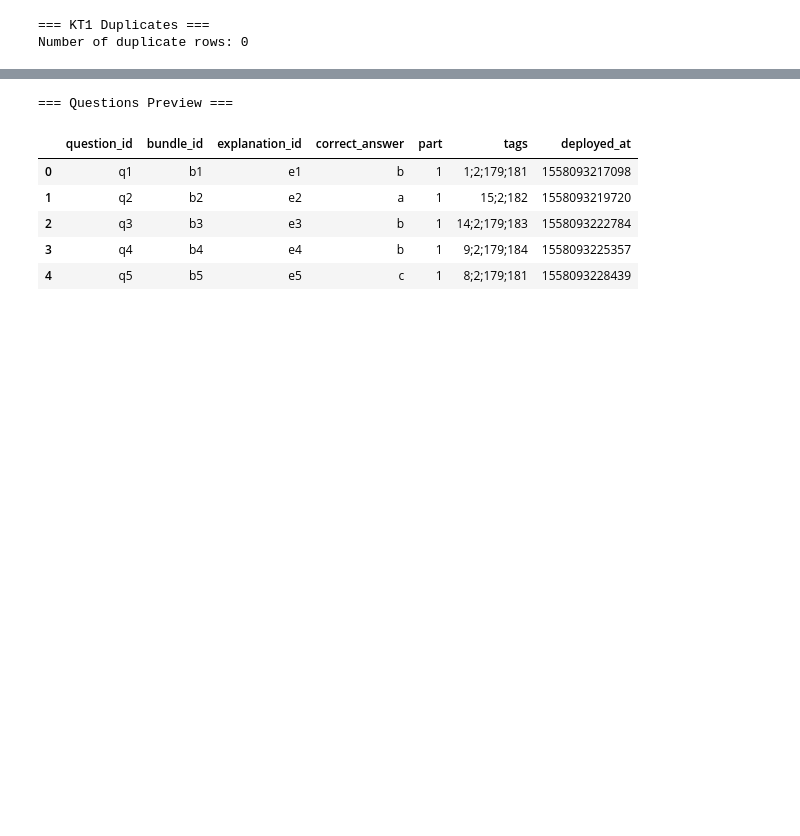
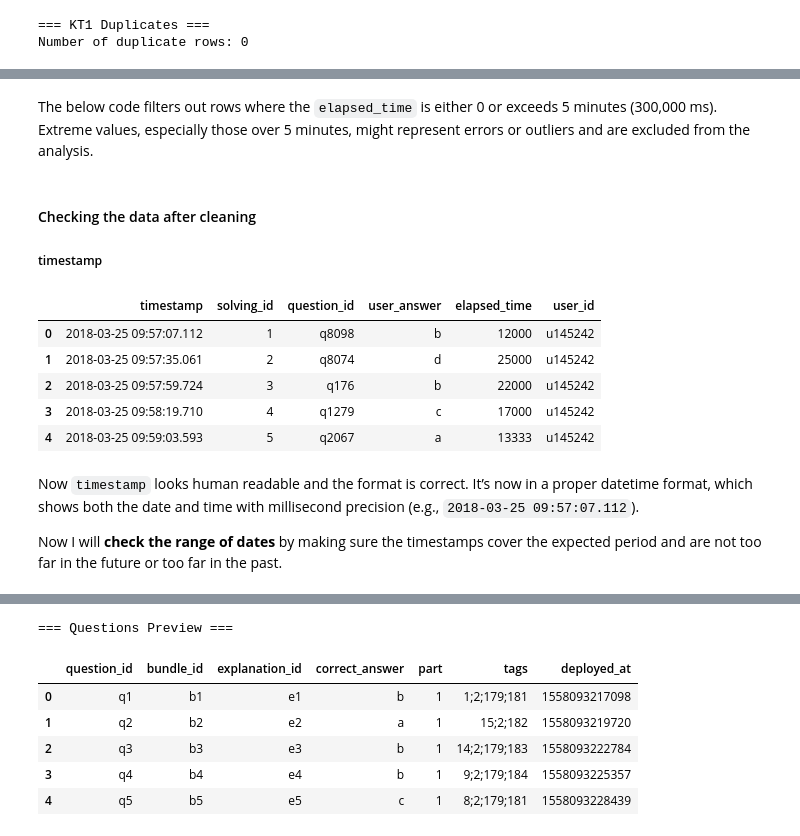
Before and after one commit to maryamzaman30/Data-Driven-Personalized-Educational-Content-Recommendation-System, a Jupyter notebook: notebooks/01_eda.ipynb, the cells around one changed output, grey strips where cells are left out. Saved outputs shown, nothing was run; the diff lists cells and outputs as text; code cells hidden in the pictures; blank space fills up the shorter version.

```diff
--- a/notebooks/01_eda.ipynb
+++ b/notebooks/01_eda.ipynb
@@ -109 +145,3 @@ sampled_logs["user_answer"] = sampled_logs["user_answer"].astype(str)
+# %% [markdown]
+The below code filters out rows where the `elapsed_time` is either 0 or exceeds 5 minutes (300,000 ms). Extreme values, especially those over 5 minutes, might represent errors or outliers and are excluded from the analysis.
 # %%
@@ -112,3 +150,20 @@ sampled_logs = sampled_logs[
     (sampled_logs["elapsed_time"] > 0) &
     (sampled_logs["elapsed_time"] <= 300000)
 ]
+# %% [markdown]
+#### Checking the data after cleaning
+
+##### timestamp
+# %%
+sampled_logs.head()  # Display the first few rows of the cleaned sampled_logs DataFrame
+# %% [output]
+|  | timestamp | solving_id | question_id | user_answer | elapsed_time | user_id |
+| 0 | 2018-03-25 09:57:07.112 | 1 | q8098 | b | 12000 | u145242 |
+| 1 | 2018-03-25 09:57:35.061 | 2 | q8074 | d | 25000 | u145242 |
+| 2 | 2018-03-25 09:57:59.724 | 3 | q176 | b | 22000 | u145242 |
+| 3 | 2018-03-25 09:58:19.710 | 4 | q1279 | c | 17000 | u145242 |
+| 4 | 2018-03-25 09:59:03.593 | 5 | q2067 | a | 13333 | u145242 |
+# %% [markdown]
+Now  `timestamp` looks human readable and the format is correct. It’s now in a proper datetime format, which shows both the date and time with millisecond precision (e.g., `2018-03-25 09:57:07.112`).
+
+Now I will **check the range of dates** by making sure the timestamps cover the expected period and are not too far in the future or too far in the past.
```
Also changed, not shown: parts of 47 cells of this notebook.
